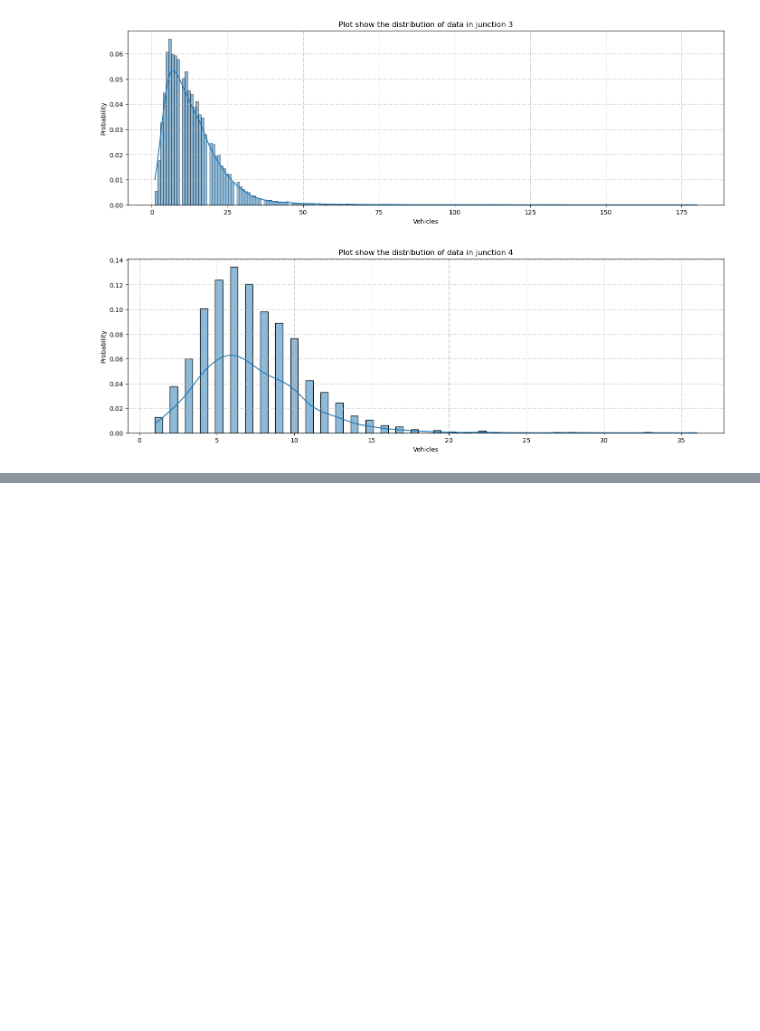
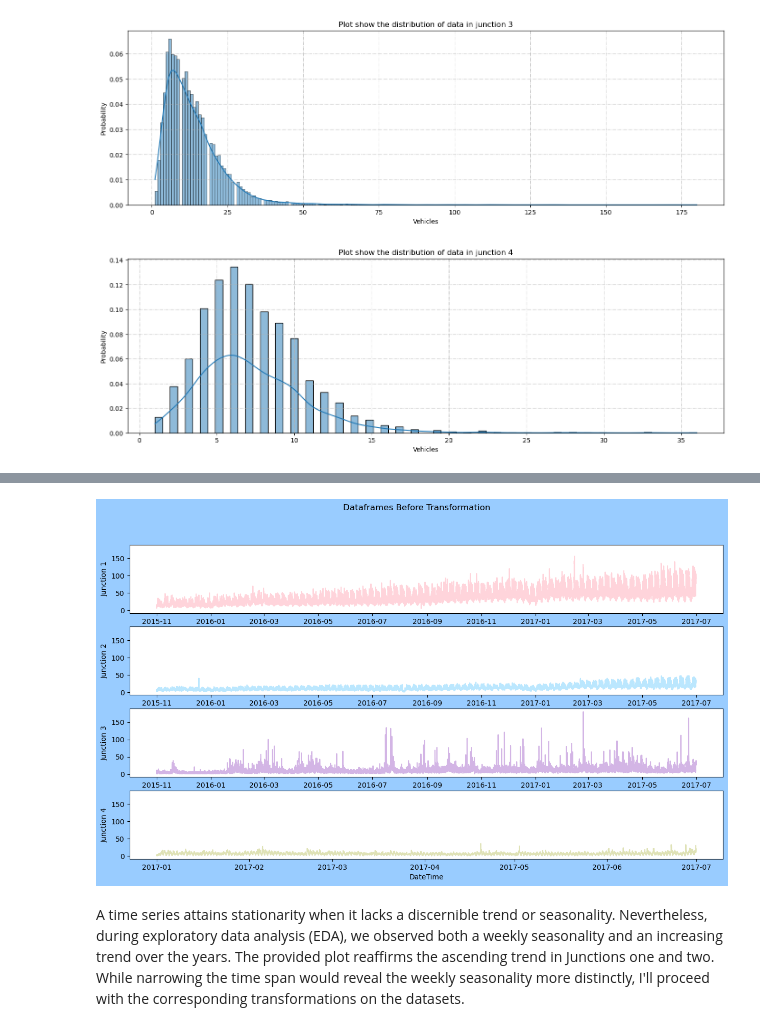
Before and after one commit to tanaynistala/traffic, a Jupyter notebook: exploration/simpletraffic_analysis.ipynb, the cells around one changed output, grey strips where cells are left out. Cells and saved outputs as stored; diff of their text form; code cells hidden in the pictures; blank space fills up the shorter version.

Commit message:
feat: model building for small dataset

```diff
--- a/exploration/simpletraffic_analysis.ipynb
+++ b/exploration/simpletraffic_analysis.ipynb
@@ -80,0 +128,4 @@ for jn in range(1, 5):
+# %%
+#Pivoting data fron junction
+df_J = data.pivot(columns="Junction", index="DateTime")
+df_J.describe()
@@ -80,0 +143,36 @@ for jn in range(1, 5):
+# %%
+#Creating new sets
+df_1 = df_J[[('Vehicles', 1)]]
+df_2 = df_J[[('Vehicles', 2)]]
+df_3 = df_J[[('Vehicles', 3)]]
+df_4 = df_J[[('Vehicles', 4)]]
+df_4 = df_4.dropna() #Junction 4 has limited data only for a few months
+
+#Dropping level one in dfs's index as it is a multi index data frame
+list_dfs = [df_1, df_2, df_3, df_4]
+for i in list_dfs:
+    i.columns= i.columns.droplevel(level=1)
+
+#Function to plot comparitive plots of dataframes
+def Sub_Plots4(df_1, df_2,df_3,df_4,title):
+    fig, axes = plt.subplots(4, 1, figsize=(15, 8),facecolor="#99ccff", sharey=True)
+    fig.suptitle(title)
+    #J1
+    pl_1=sns.lineplot(ax=axes[0],data=df_1,color=colors[0])
+    #pl_1=plt.ylabel()
+    axes[0].set(ylabel ="Junction 1")
+    #J2
+    pl_2=sns.lineplot(ax=axes[1],data=df_2,color=colors[1])
+    axes[1].set(ylabel ="Junction 2")
+    #J3
+    pl_3=sns.lineplot(ax=axes[2],data=df_3,color=colors[2])
+    axes[2].set(ylabel ="Junction 3")
+    #J4
+    pl_4=sns.lineplot(ax=axes[3],data=df_4,color=colors[3])
+    axes[3].set(ylabel ="Junction 4")
+#Plotting the dataframe to check for stationarity
+Sub_Plots4(df_1.Vehicles, df_2.Vehicles,df_3.Vehicles,df_4.Vehicles,"Dataframes Before Transformation")
+# %% [output]
+[figure, added]
+# %% [markdown]
+A time series attains stationarity when it lacks a discernible trend or seasonality. Nevertheless, during exploratory data analysis (EDA), we observed both a weekly seasonality and an increasing trend over the years. The provided plot reaffirms the ascending trend in Junctions one and two. While narrowing the time span would reveal the weekly seasonality more distinctly, I'll proceed with the corresponding transformations on the datasets.
```
Also changed, not shown: parts of 30 cells of this notebook, 1 other file.
